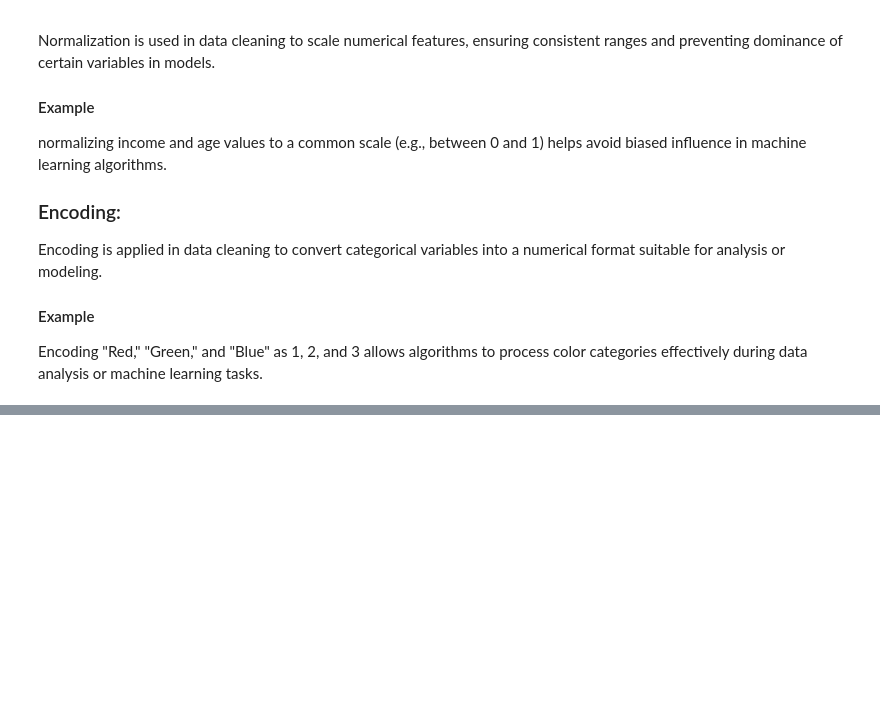
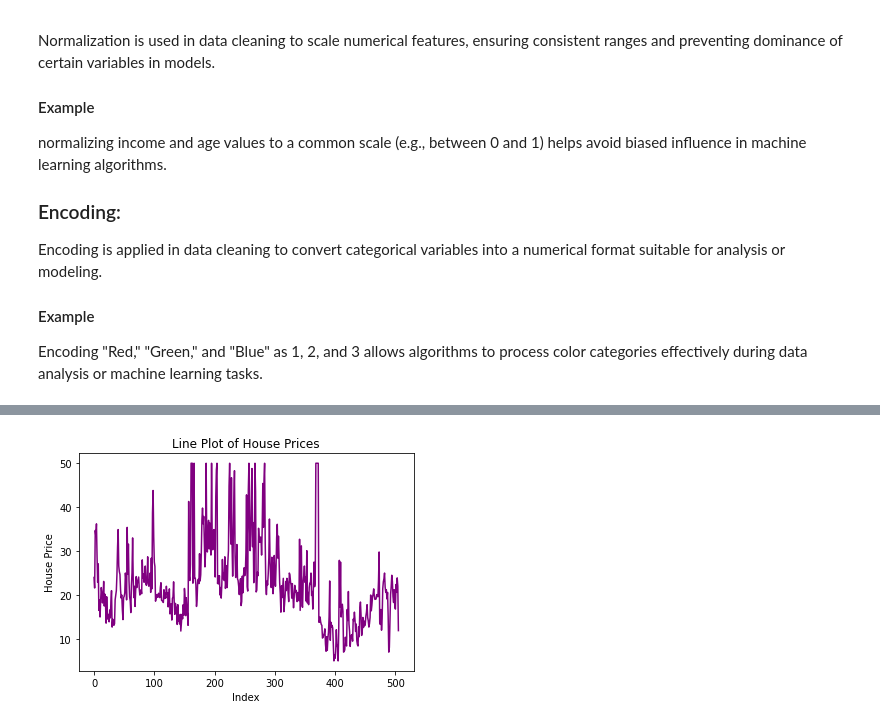
Before and after one commit to akashvarun10/INFO-7390-Coursework, a Jupyter notebook: Understanding Data/Understanding Data.ipynb, the cells around one changed output, grey strips where cells are left out. Drawn from its saved outputs; the diff is of its cells as text; code cells hidden in the pictures; blank space fills up the shorter version.

```diff
--- a/Understanding Data/Understanding Data.ipynb
+++ b/Understanding Data/Understanding Data.ipynb
@@ -190,0 +401,9 @@ Encoding is applied in data cleaning to convert categorical variables into a num
+# %%
+# Code for Line Plot of House Prices
+plt.plot(boston_df['PRICE'], color='purple')
+plt.xlabel('Index')
+plt.ylabel('House Price')
+plt.title('Line Plot of House Prices')
+plt.show()
+# %% [output]
+[figure, added]
```
Also changed, not shown: parts of 42 cells of this notebook, 1 other file.
